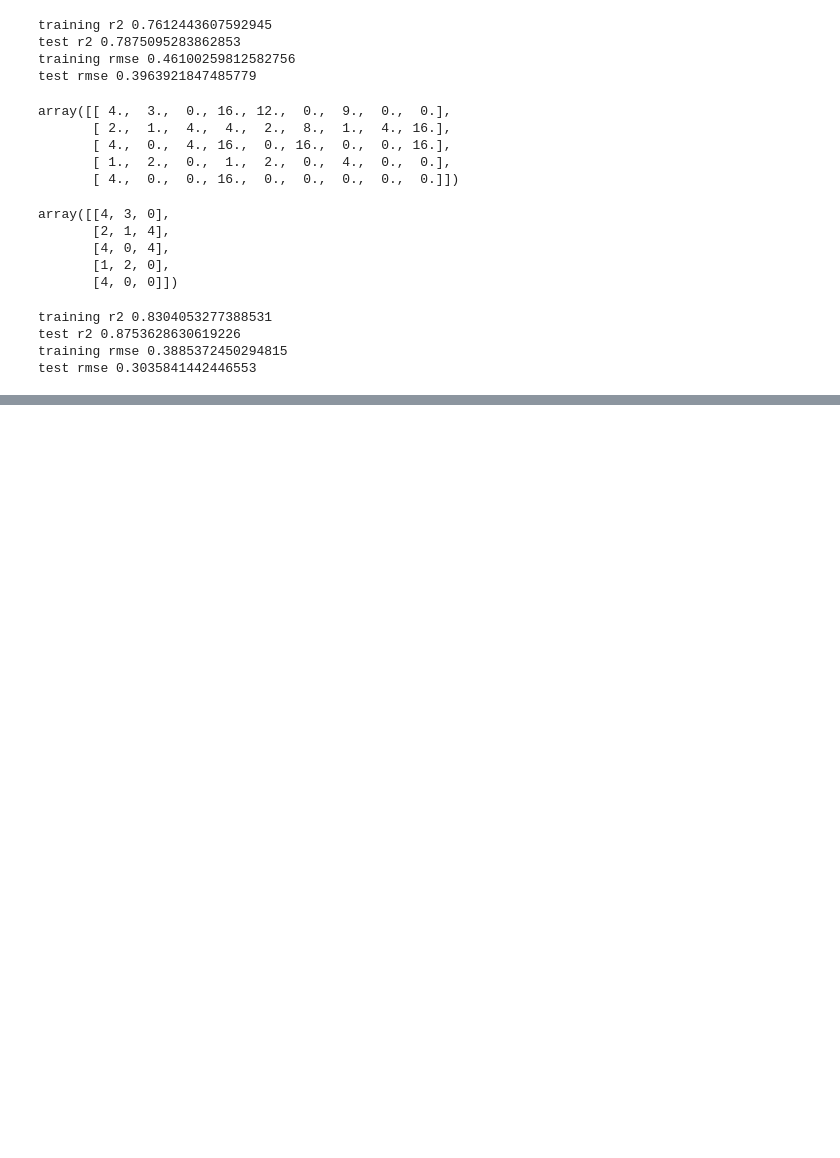
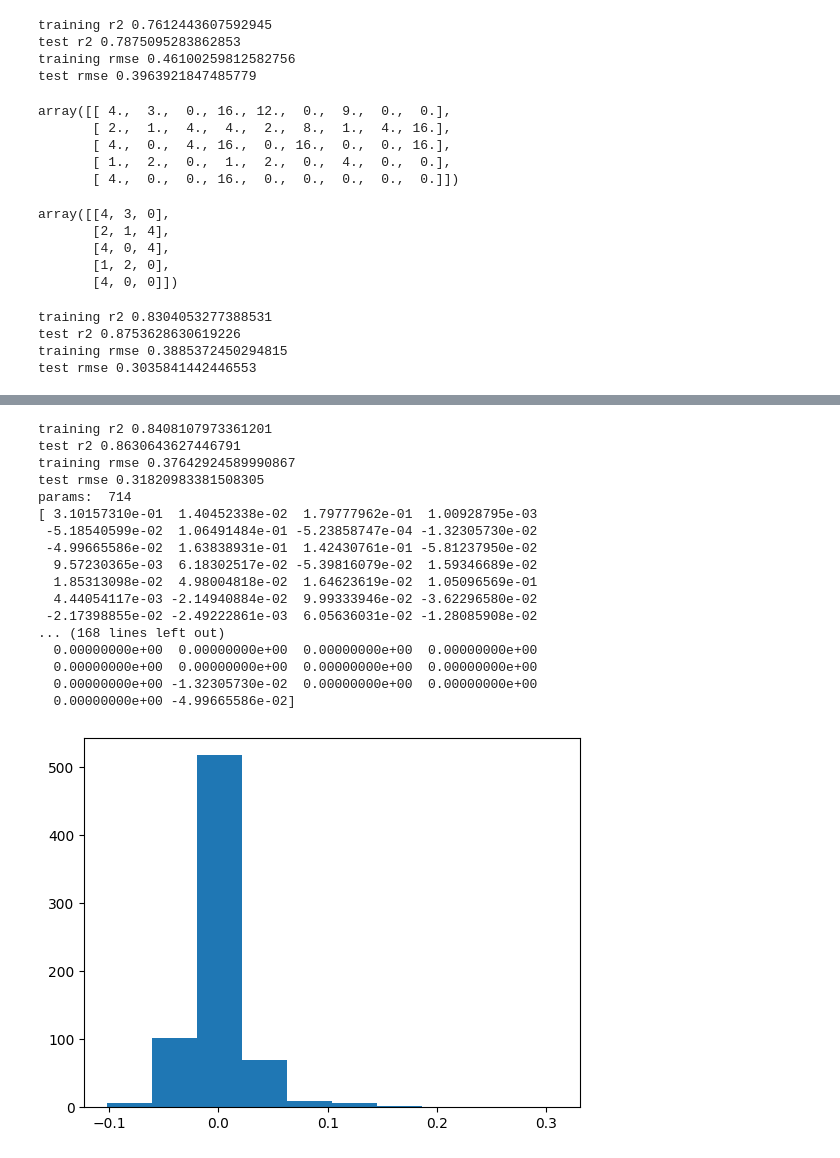
Before and after one commit to aioskill/genai2026, a Jupyter notebook: notebooks/demos20261026/Regression.ipynb, the cells around one changed output, grey strips where cells are left out. Drawn from its saved outputs; the diff is of its cells as text; code cells hidden in the pictures; blank space fills up the shorter version.

```diff
--- a/notebooks/demos20261026/Regression.ipynb
+++ b/notebooks/demos20261026/Regression.ipynb
@@ -477,0 +578,54 @@ test rmse 0.3035841442446553
+# %%
+target = 'charges'
+X = df.drop(columns=target) # feature matrix
+y = np.log(df[target]) # outcome variable/label
+X['high_bmi'] = np.where(X['bmi']>40, 1, 0) # derived feature
+X_dummy = pd.get_dummies(X, drop_first=True)
+X_train, X_test, y_train, y_test = model_selection.train_test_split(X_dummy, y, test_size = 0.3,
+                                                                   random_state = 978) # random split
+
+
+poly = preprocessing.PolynomialFeatures(degree=4, include_bias=False)
+X_train_poly = poly.fit_transform(X_train)
+X_test_poly = poly.fit_transform(X_test)
+
+
+scaler = preprocessing.StandardScaler()
+X_train_std = scaler.fit_transform(X_train_poly) # find mean and std for each column
+X_test_std = scaler.transform(X_test_poly)
+
+est = linear_model.Ridge(alpha=10.0) # alpha: regularization coefficient
+
+est.fit(X_train_std, y_train) # algortithm finds the parameter values
+y_train_pred = est.predict(X_train_std)
+y_test_pred = est.predict(X_test_std)
+
+print("training r2", metrics.r2_score(y_train, y_train_pred))
+print("test r2", metrics.r2_score(y_test, y_test_pred))
+
+print("training rmse", metrics.mean_squared_error(y_train, y_train_pred) ** 0.5)
+print("test rmse", metrics.mean_squared_error(y_test, y_test_pred) ** 0.5)
+
+print("params: ", X_train_poly.shape[1])
+
+plt.hist(est.coef_)
+print(est.coef_)
+# %% [output]
+training r2 0.8408107973361201
+test r2 0.8630643627446791
+training rmse 0.37642924589990867
+test rmse 0.31820983381508305
+params:  714
+[ 3.10157310e-01  1.40452338e-02  1.79777962e-01  1.00928795e-03
+ -5.18540599e-02  1.06491484e-01 -5.23858747e-04 -1.32305730e-02
+ -4.99665586e-02  1.63838931e-01  1.42430761e-01 -5.81237950e-02
+  9.57230365e-03  6.18302517e-02 -5.39816079e-02  1.59346689e-02
+  1.85313098e-02  4.98004818e-02  1.64623619e-02  1.05096569e-01
+  4.44054117e-03 -2.14940884e-02  9.99333946e-02 -3.62296580e-02
+ -2.17398855e-02 -2.49222861e-03  6.05636031e-02 -1.28085908e-02
+... (168 lines left out)
+  0.00000000e+00  0.00000000e+00  0.00000000e+00  0.00000000e+00
+  0.00000000e+00  0.00000000e+00  0.00000000e+00  0.00000000e+00
+  0.00000000e+00 -1.32305730e-02  0.00000000e+00  0.00000000e+00
+  0.00000000e+00 -4.99665586e-02]
+[figure, added]
```
Also changed, not shown: parts of 4 cells of this notebook.
